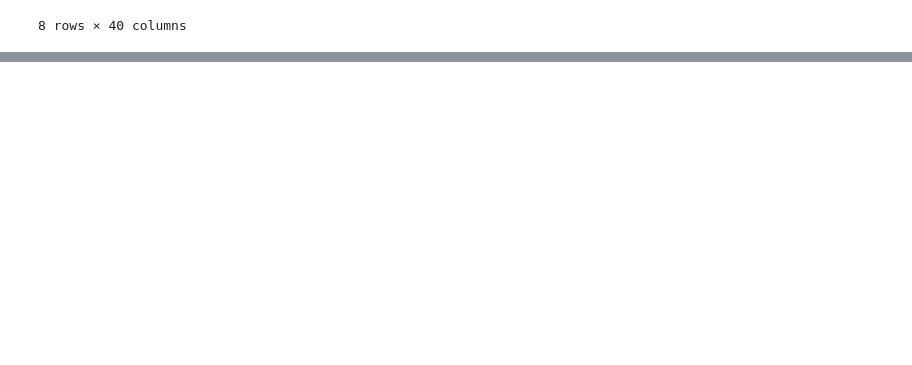
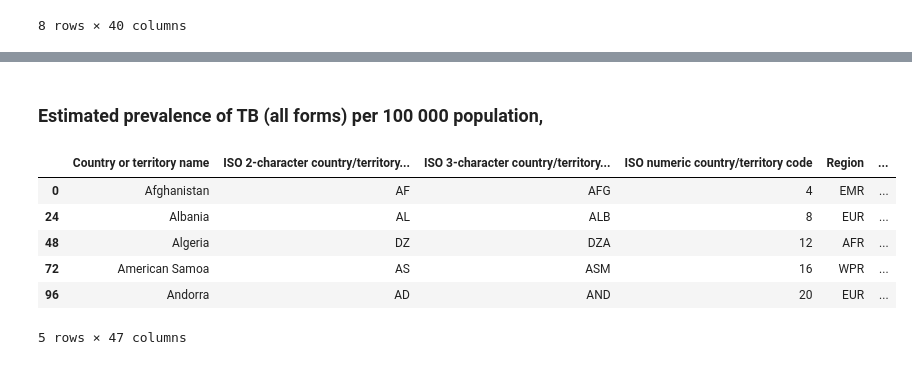
Before and after one commit to salomone-m/Data-Analysis, a Jupyter notebook: Tuberculosis.ipynb, the cells around one changed output, grey strips where cells are left out. Saved outputs shown, nothing was run; the diff lists cells and outputs as text; code cells hidden in the pictures; blank space fills up the shorter version.

Commit message:
Reading data and choropleth graphs

```diff
--- a/Tuberculosis.ipynb
+++ b/Tuberculosis.ipynb
@@ -72,0 +95,15 @@ df.describe()
+# %% [markdown]
+### Estimated prevalence of TB (all forms) per 100 000 population,
+# %%
+# get data only for the year 2016
+df_1990 = df.query("Year == 1990" )
+# %%
+df_1990.head()
+# %% [output]
+|  | Country or territory name | ISO 2-character country/territory... | ISO 3-character country/territory... | ISO numeric country/territory code | Region | ... |
+| 0 | Afghanistan | AF | AFG | 4 | EMR | ... |
+| 24 | Albania | AL | ALB | 8 | EUR | ... |
+| 48 | Algeria | DZ | DZA | 12 | AFR | ... |
+| 72 | American Samoa | AS | ASM | 16 | WPR | ... |
+| 96 | Andorra | AD | AND | 20 | EUR | ... |
+5 rows × 47 columns
```
Also changed, not shown: parts of 8 cells of this notebook.
